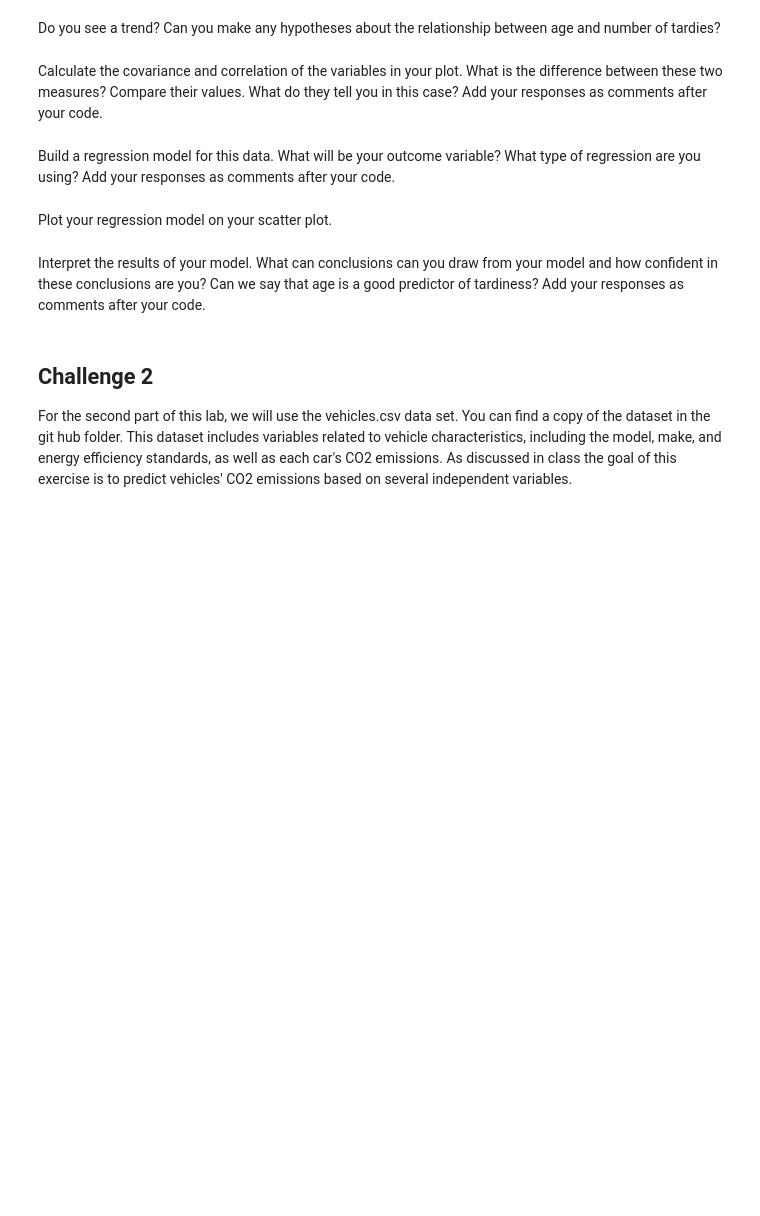
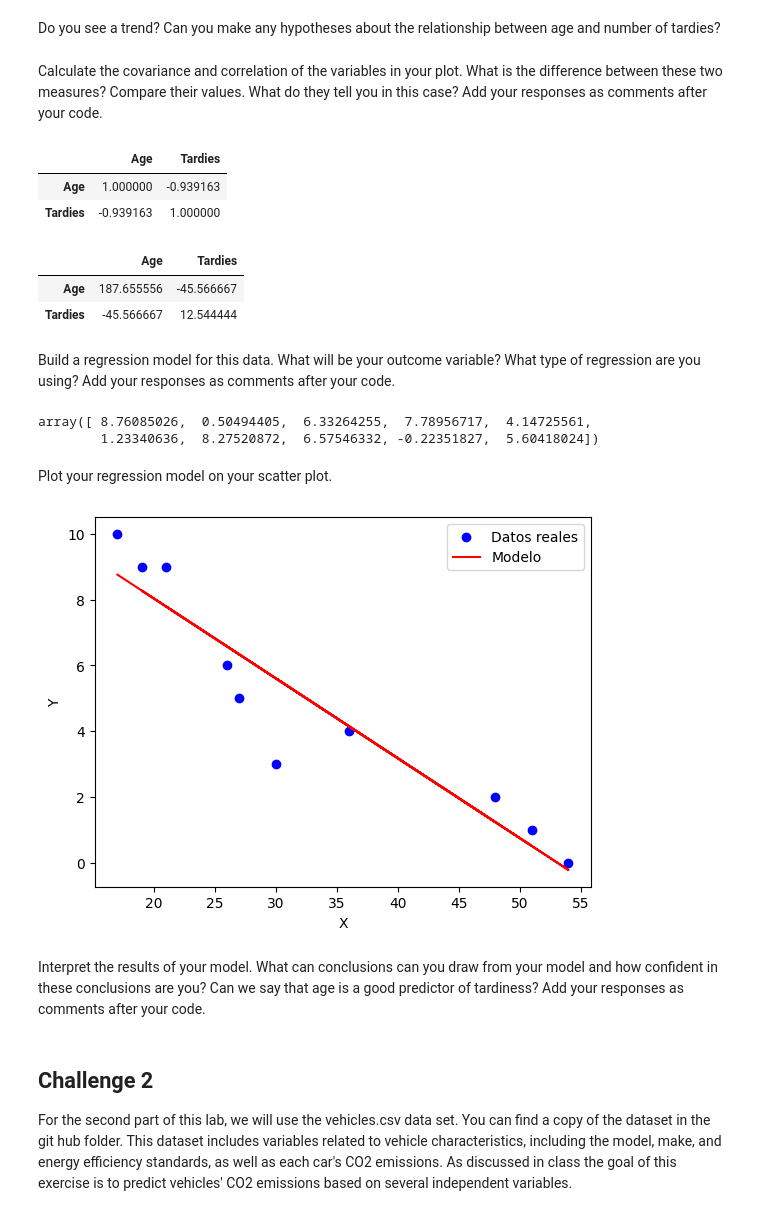
Before and after one commit to Ironhack-Data-Madrid-Abril-2023/7.3-lab_regression_analysis, a Jupyter notebook: your-code.ipynb, the cells around one changed output. Cells and saved outputs as stored; diff of their text form; code cells hidden in the pictures; blank space fills up the shorter version.

```diff
--- a/your-code.ipynb
+++ b/your-code.ipynb
@@ -46,2 +68,17 @@ Calculate the covariance and correlation of the variables in your plot. What is
+# %%
+corr = data.corr()
+corr #me dice que hay una correlación perfecta entre cada variable y sí misma(duh) y hay una correlación negativa
+     #muy fuerte entre las distintas variables, lo que decíamos más arriba
+# %% [output]
+|  | Age | Tardies |
+| Age | 1.000000 | -0.939163 |
+| Tardies | -0.939163 | 1.000000 |
+# %%
+cov= data.cov()
+cov #igualmente vemos en la diagonal que según aumenta la edad se reduce el numero de veces que se llega tarde
+# %% [output]
+|  | Age | Tardies |
+| Age | 187.655556 | -45.566667 |
+| Tardies | -45.566667 | 12.544444 |
 # %% [markdown]
 Build a regression model for this data. What will be your outcome variable? What type of regression are you using? Add your responses as comments after your code.
@@ -50,2 +88,24 @@ Build a regression model for this data. What will be your outcome variable? What
+# %%
+from sklearn.linear_model import LinearRegression
+
+regression_model = LinearRegression()
+
+X = data[['Age']]
+y = data['Tardies']
+
+X_train, X_test, y_train, y_test  = tts(X,
+                                        y,
+                                        train_size=0.8,
+                                        test_size=0.2,
+                                        random_state=42)
+
+regression_model.fit(X, y)
+
+y_pred = regression_model.predict(X)
+
+y_pred
+# %% [output]
+array([ 8.76085026,  0.50494405,  6.33264255,  7.78956717,  4.14725561,
+        1.23340636,  8.27520872,  6.57546332, -0.22351827,  5.60418024])
 # %% [markdown]
 Plot your regression model on your scatter plot.
@@ -54,2 +112,14 @@ Plot your regression model on your scatter plot.
+# %%
+
+y_pred = regression_model.predict(X)
+
+plt.scatter(X, y, color='blue', label='Datos reales')
+plt.plot(X, y_pred, color='red', label='Modelo')
+plt.xlabel('X')
+plt.ylabel('Y')
+plt.legend()
+plt.show()
+# %% [output]
+[figure, added]
 # %% [markdown]
 Interpret the results of your model. What can conclusions can you draw from your model and how confident in these conclusions are you? Can we say that age is a good predictor of tardiness? Add your responses as comments after your code.
```
Also changed, not shown: parts of 19 cells of this notebook.
